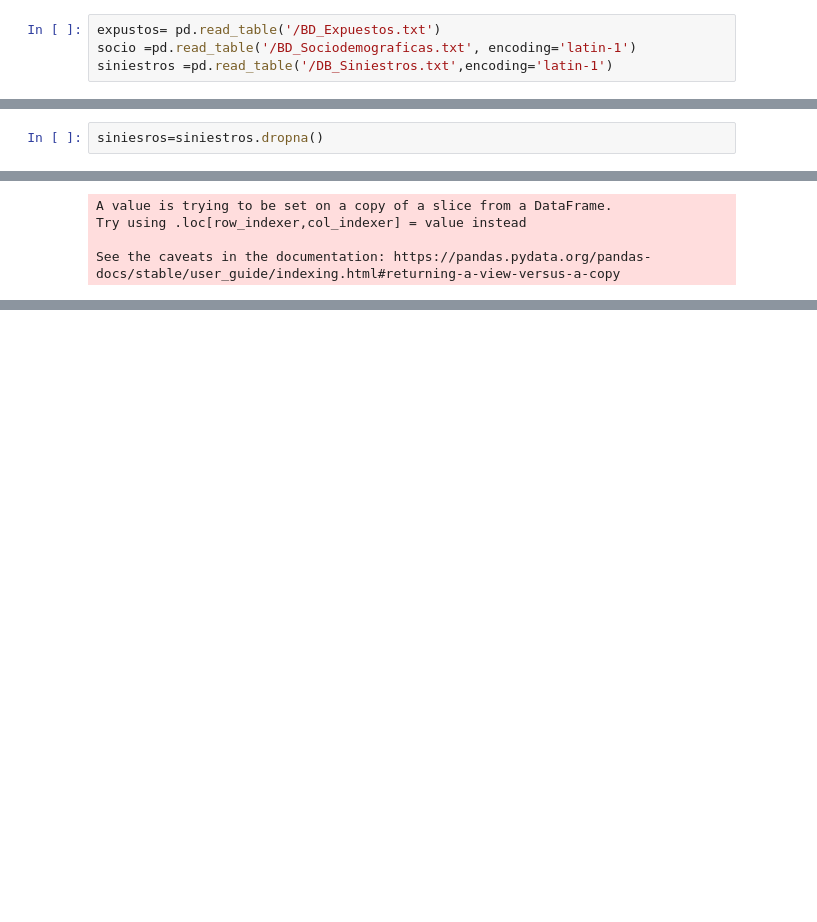
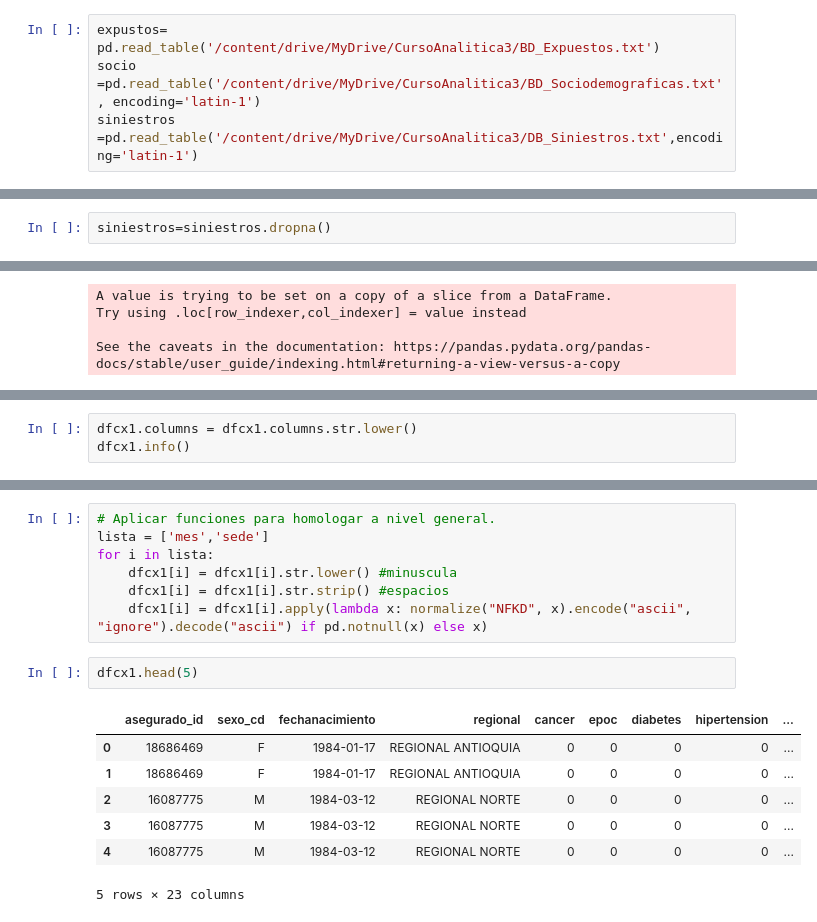
Before and after one commit to anaperez10/Analitica-lll---Finanzas, a Jupyter notebook: Analitica_3_Seguros.ipynb, the cells around one changed output, grey strips where cells are left out. Cells and saved outputs as stored; diff of their text form; blank space fills up the shorter version.

```diff
--- a/Analitica_3_Seguros.ipynb
+++ b/Analitica_3_Seguros.ipynb
@@ -15,6 +17,6 @@ from matplotlib.pyplot import figure
 import matplotlib.pyplot as plt ### gráficos
 from plotly.subplots import make_subplots
 # %%
-expustos= pd.read_table('/BD_Expuestos.txt')
-socio =pd.read_table('/BD_Sociodemograficas.txt', encoding='latin-1')
-siniestros =pd.read_table('/DB_Siniestros.txt',encoding='latin-1')
+expustos= pd.read_table('/content/drive/MyDrive/CursoAnalitica3/BD_Expuestos.txt')
+socio =pd.read_table('/content/drive/MyDrive/CursoAnalitica3/BD_Sociodemograficas.txt', encoding='latin-1')
+siniestros =pd.read_table('/content/drive/MyDrive/CursoAnalitica3/DB_Siniestros.txt',encoding='latin-1')
@@ -166,7 +170,7 @@ Eventos               0
 Valor_Pagado          0
 dtype: int64
 # %%
-siniesros=siniestros.dropna()
+siniestros=siniestros.dropna()
 # %%
 #Imprimir categorias de las variables
 lista = ['Reclamacion','Diagnostico_Codigo','Diagnostico_Desc']
@@ -621,0 +628,3 @@ fig.show()
+# %%
+dfcx1.columns = dfcx1.columns.str.lower()
+dfcx1.info()
@@ -621,0 +659,17 @@ fig.show()
+# %%
+# Aplicar funciones para homologar a nivel general.
+lista = ['mes','sede']
+for i in lista:
+    dfcx1[i] = dfcx1[i].str.lower() #minuscula
+    dfcx1[i] = dfcx1[i].str.strip() #espacios
+    dfcx1[i] = dfcx1[i].apply(lambda x: normalize("NFKD", x).encode("ascii", "ignore").decode("ascii") if pd.notnull(x) else x)
+# %%
+dfcx1.head(5)
+# %% [output]
+|  | asegurado_id | sexo_cd | fechanacimiento | regional | cancer | epoc | diabetes | hipertension | ... |
+| 0 | 18686469 | F | 1984-01-17 | REGIONAL ANTIOQUIA | 0 | 0 | 0 | 0 | ... |
+| 1 | 18686469 | F | 1984-01-17 | REGIONAL ANTIOQUIA | 0 | 0 | 0 | 0 | ... |
+| 2 | 16087775 | M | 1984-03-12 | REGIONAL NORTE | 0 | 0 | 0 | 0 | ... |
+| 3 | 16087775 | M | 1984-03-12 | REGIONAL NORTE | 0 | 0 | 0 | 0 | ... |
+| 4 | 16087775 | M | 1984-03-12 | REGIONAL NORTE | 0 | 0 | 0 | 0 | ... |
+5 rows × 23 columns
```
Also changed, not shown: parts of 14 cells of this notebook.
